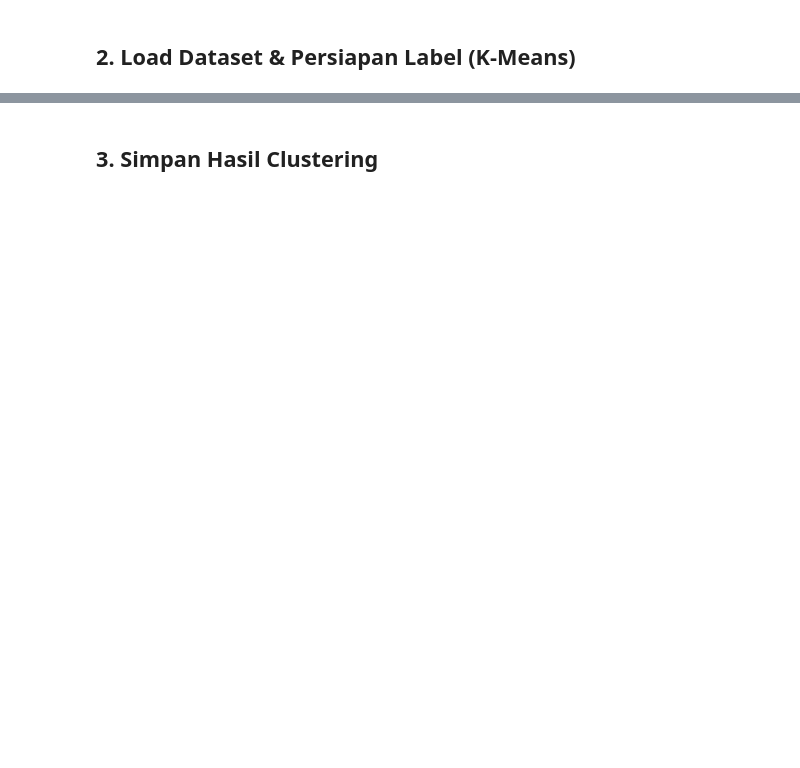
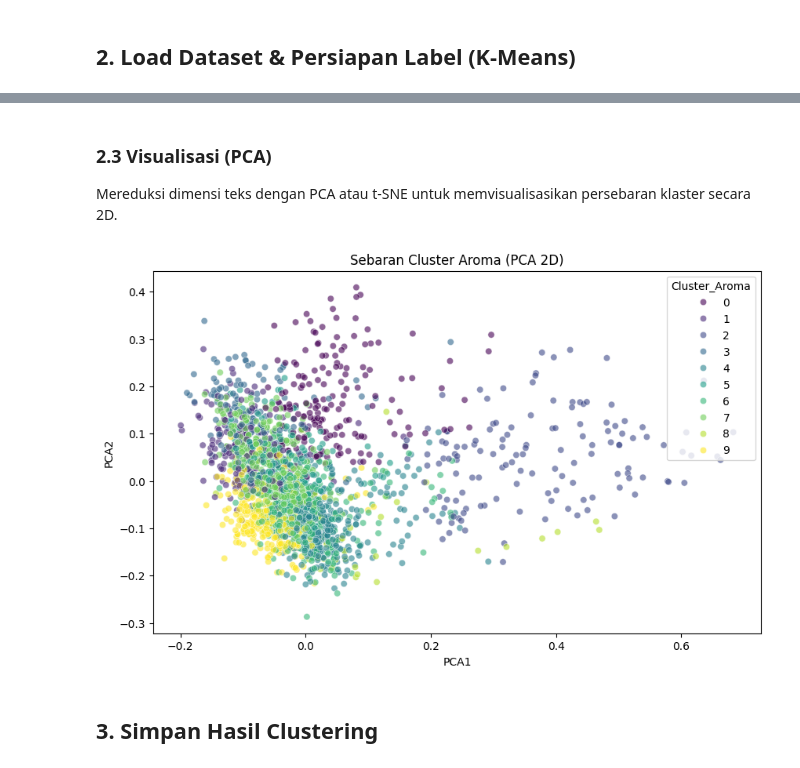
Before and after one commit to desales24/Tugas-Akhir-ML, a Jupyter notebook: minyak_wangi/kmeans_parfum.ipynb, the cells around one changed output, grey strips where cells are left out. Drawn from its saved outputs; the diff is of its cells as text; code cells hidden in the pictures; blank space fills up the shorter version.

```diff
--- a/minyak_wangi/kmeans_parfum.ipynb
+++ b/minyak_wangi/kmeans_parfum.ipynb
@@ -38,0 +104,16 @@ UnicodeDecodeError: 'utf-8' codec can't decode byte 0x85 in position 24088: inva
+# %%
+# Fit K-Means Final
+kmeans_final = KMeans(n_clusters=optimal_k, random_state=42, n_init=10)
+df['Cluster_Aroma'] = kmeans_final.fit_predict(X_unsupervised)
+
+# Menampilkan top keywords untuk penamaan klaster
+print("Top terms per cluster:")
+order_centroids = kmeans_final.cluster_centers_.argsort()[:, ::-1]
+terms = tfidf_kmeans.get_feature_names_out()
+
+for i in range(optimal_k):
+    top_terms = [terms[ind] for ind in order_centroids[i, :10]]
+    print(f"Cluster {i}: {', '.join(top_terms)}")
+
+print("\nTabel dengan label Cluster (Unsupervised Pseudo-label):")
+display(df[['Name', 'Description', 'Notes', 'Cluster_Aroma']].head())
@@ -39,3 +140,29 @@ UnicodeDecodeError: 'utf-8' codec can't decode byte 0x85 in position 24088: inva
+# %% [markdown]
+### 2.3 Visualisasi (PCA)
+Mereduksi dimensi teks dengan PCA atau t-SNE untuk memvisualisasikan persebaran klaster secara 2D.
+# %%
+# PCA Reduksi Dimensi ke 2D
+pca = PCA(n_components=2, random_state=42)
+pca_features = pca.fit_transform(X_unsupervised.toarray())
+
+df['PCA1'] = pca_features[:, 0]
+df['PCA2'] = pca_features[:, 1]
+
+# Scatter Plot PCA
+plt.figure(figsize=(10, 6))
+sns.scatterplot(
+    x='PCA1', y='PCA2',
+    hue='Cluster_Aroma',
+    palette='viridis',
+    data=df,
+    legend='full',
+    alpha=0.6
+)
+# Note: Centroid di PCA space juga bisa di plot jika diperlukan, namun untuk kemudahan visualisasi pada 2D Cukup dengan persebaran datanya.
+plt.title('Sebaran Cluster Aroma (PCA 2D)')
+plt.show()
+# %% [output]
+[figure, added]
 # %% [markdown]
 ## 3. Simpan Hasil Clustering
 # %%
```
Also changed, not shown: parts of 7 cells of this notebook, 3 other files.
